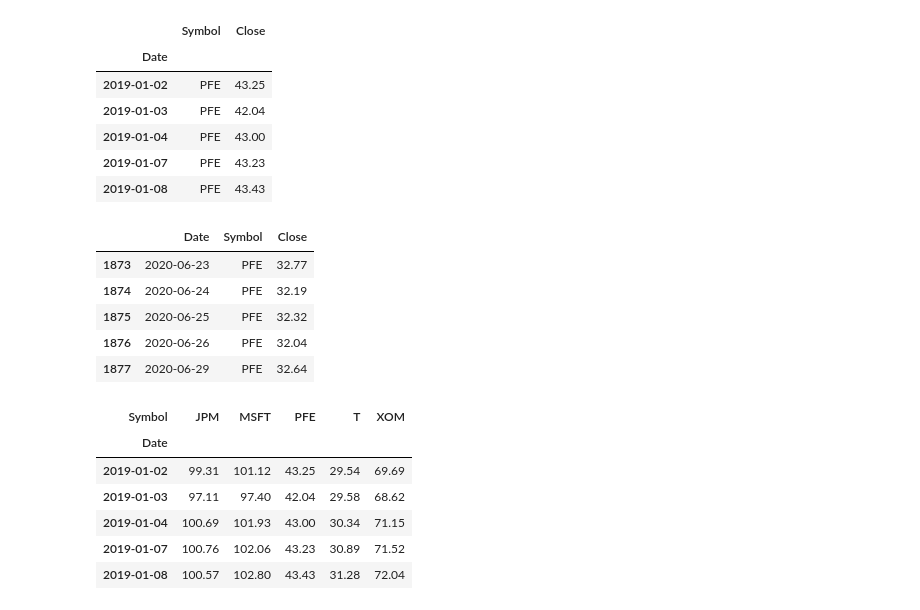
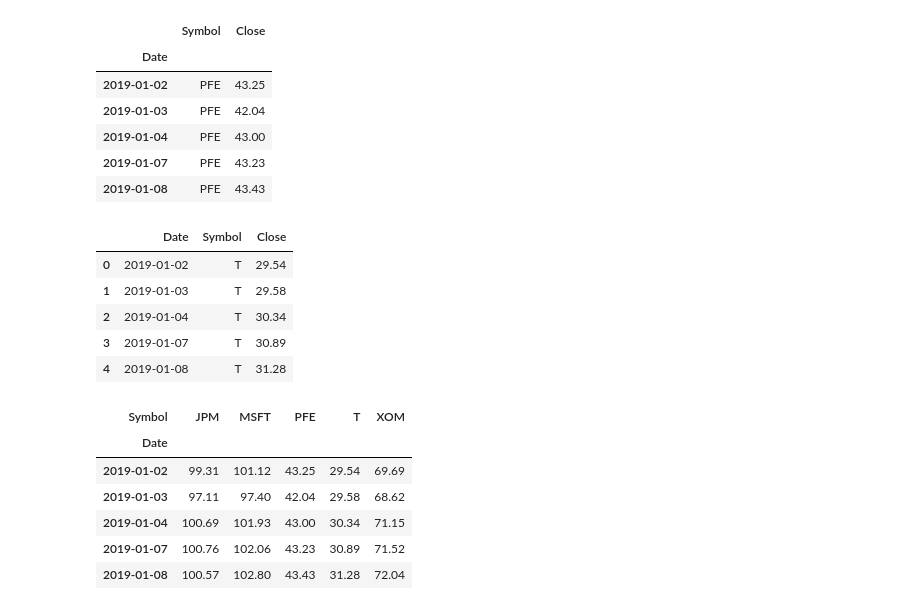
Before and after one commit to you915/A-Comparative-Portfolio-Analysis-and-a-glimpse-into-the-future, a Jupyter notebook: portfolio.ipynb, the cells around one changed output. Cells and saved outputs as stored; diff of their text form; code cells hidden in the pictures.

```diff
--- a/portfolio.ipynb
+++ b/portfolio.ipynb
@@ -97,15 +122,15 @@ pfe_data.head()
 # %%
 # Custom Portfolio
 custom_portfolio = pd.concat([atnt_data,jpm_data,msft_data,xom_data,pfe_data], axis="rows", join="inner")
 custom_portfolio = custom_portfolio.reset_index()
-custom_portfolio.tail()
+custom_portfolio.head()
 # %% [output]
 |  | Date | Symbol | Close |
-| 1873 | 2020-06-23 | PFE | 32.77 |
-| 1874 | 2020-06-24 | PFE | 32.19 |
-| 1875 | 2020-06-25 | PFE | 32.32 |
-| 1876 | 2020-06-26 | PFE | 32.04 |
-| 1877 | 2020-06-29 | PFE | 32.64 |
+| 0 | 2019-01-02 | T | 29.54 |
+| 1 | 2019-01-03 | T | 29.58 |
+| 2 | 2019-01-04 | T | 30.34 |
+| 3 | 2019-01-07 | T | 30.89 |
+| 4 | 2019-01-08 | T | 31.28 |
 # %%
 #Custom Portfolio
 custom_portfolio = custom_portfolio.pivot_table(values="Close", index="Date", columns="Symbol")
```
Also changed, not shown: parts of 39 cells of this notebook, 19 other files.
